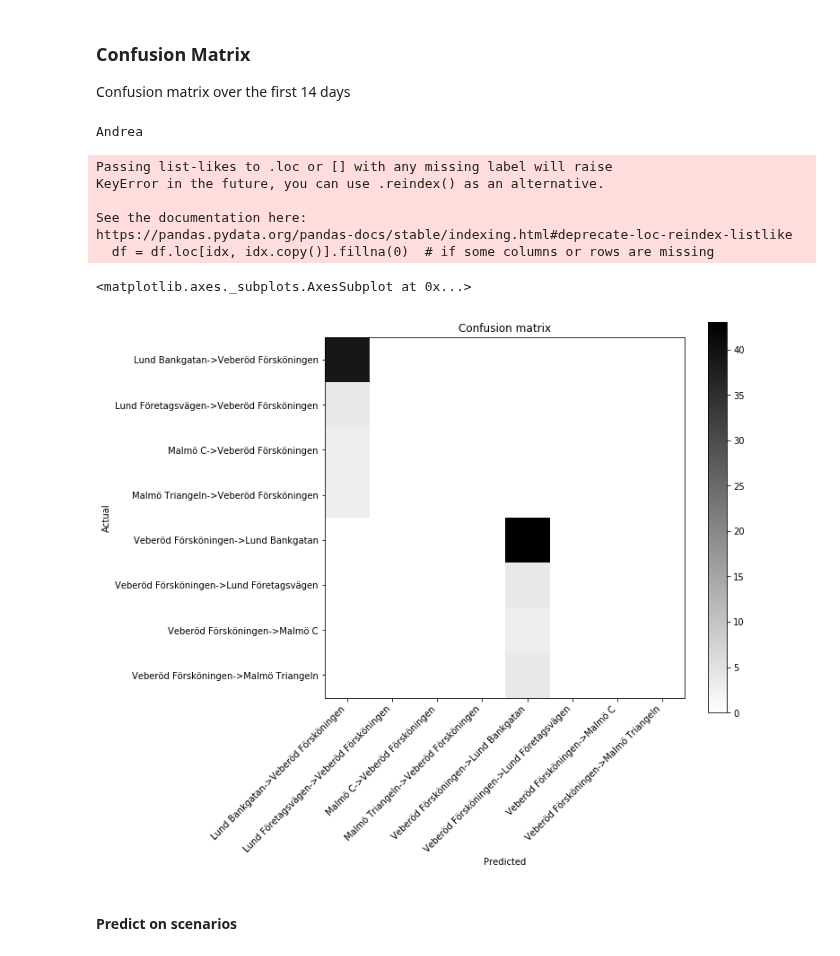
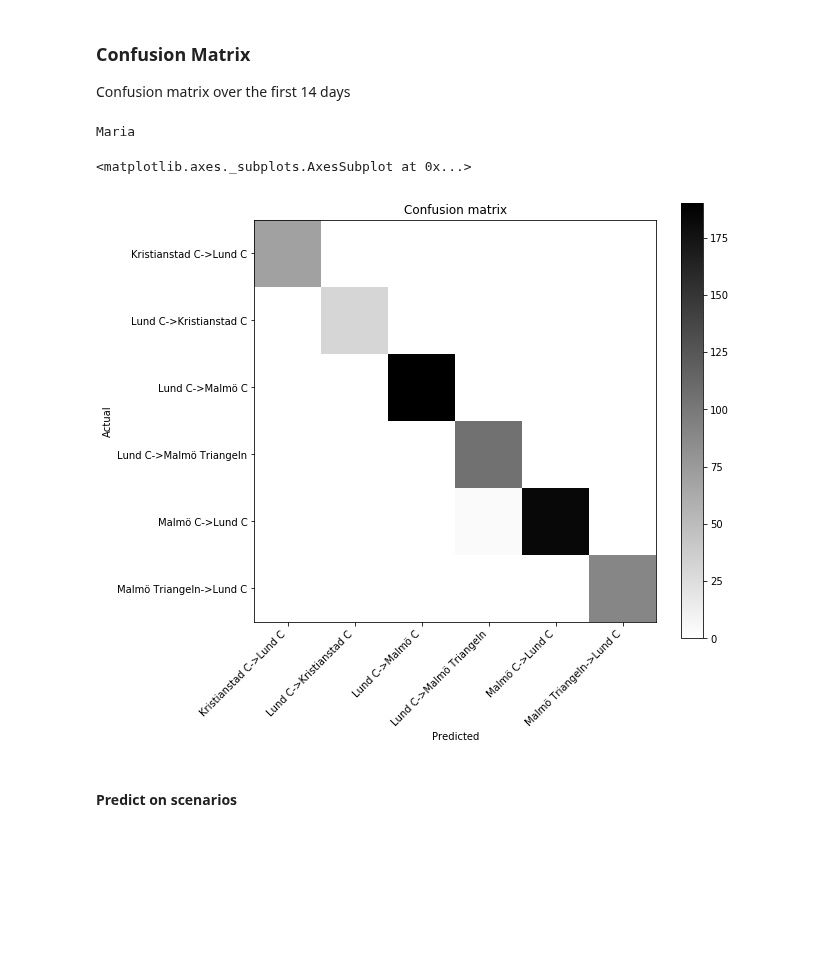
Before and after one commit to k3larra/commuter, a Jupyter notebook: machine_teaching/mt.ipynb, the cells around one changed output. Cells and saved outputs as stored; diff of their text form; code cells hidden in the pictures; blank space fills up the shorter version.

```diff
--- a/machine_teaching/mt.ipynb
+++ b/machine_teaching/mt.ipynb
@@ -13,11 +13,12 @@ PATH="../data/"
 dep_var = 'journey'
 cat_names = ["detectedActivity","weekday"]
 cont_names =["geoHash","minuteOfDay"]
+usecols=['detectedActivity','geoHash','minuteOfDay','weekday','journey']
 procs = [FillMissing, Categorify, Normalize]
 # Uncomment active user
-user = "ehaBtfOPDNZjzy1MEvjQmGo4Zv12" #Andrea
+#user = "ehaBtfOPDNZjzy1MEvjQmGo4Zv12" #Andrea
 #user = "hCWCulj7M1aMVyd0Fm0Eqrv8q1Q2" #Bjorn
-#user = "tnK534JMwwfhvUEycn69HPbhqkt2" #Maria
+user = "tnK534JMwwfhvUEycn69HPbhqkt2" #Maria
 personas = pd.read_csv("../data/personas.csv")
 personaname = personas.loc[personas['id']==user]['name'].iloc[0]
 #stations = pd.read_csv("../data/stations.csv")
@@ -116,27 +128,21 @@ plt.show()
 Confusion matrix over the first 14 days
 # %%
 from pandas_ml import ConfusionMatrix
-teachingSetName="_teaching_set_minimal.csv"
+#teachingSetName="_teaching_set_minimal.csv"
 #teachingSetName="_teaching_set.csv"
-#teachingSetName="_teaching_set_aug.csv"
+teachingSetName="_teaching_set_aug.csv"
 #teachingSetName="_train_valid.csv"
 result_teaching= pd.read_csv("saved/"+user+"_result"+teachingSetName,header=None,names=["Journey_pred", "Accuracy", "Day","Journey_corr"])
 y_true = result_teaching["Journey_corr"].apply(from_to)
 y_pred = result_teaching["Journey_pred"].apply(from_to)
 confusion_matrix = ConfusionMatrix(y_true,y_pred)
 print(personaname)
 #print("Confusion matrix:\n%s" % confusion_matrix)
 confusion_matrix.plot()
 # %% [output]
-Andrea
+Maria
-Passing list-likes to .loc or [] with any missing label will raise
-KeyError in the future, you can use .reindex() as an alternative.
-
-See the documentation here:
-https://pandas.pydata.org/pandas-docs/stable/indexing.html#deprecate-loc-reindex-listlike
-  df = df.loc[idx, idx.copy()].fillna(0)  # if some columns or rows are missing
+<matplotlib.axes._subplots.AxesSubplot at 0x...>
-<matplotlib.axes._subplots.AxesSubplot at 0x...>
-[figure, old version]
+[figure, new version]
 # %%
 #Predicted,Actual
 #Print rows in test set that corresponds to predicted result:actual result
```
Also changed, not shown: parts of 5 cells of this notebook, 20 other files.
